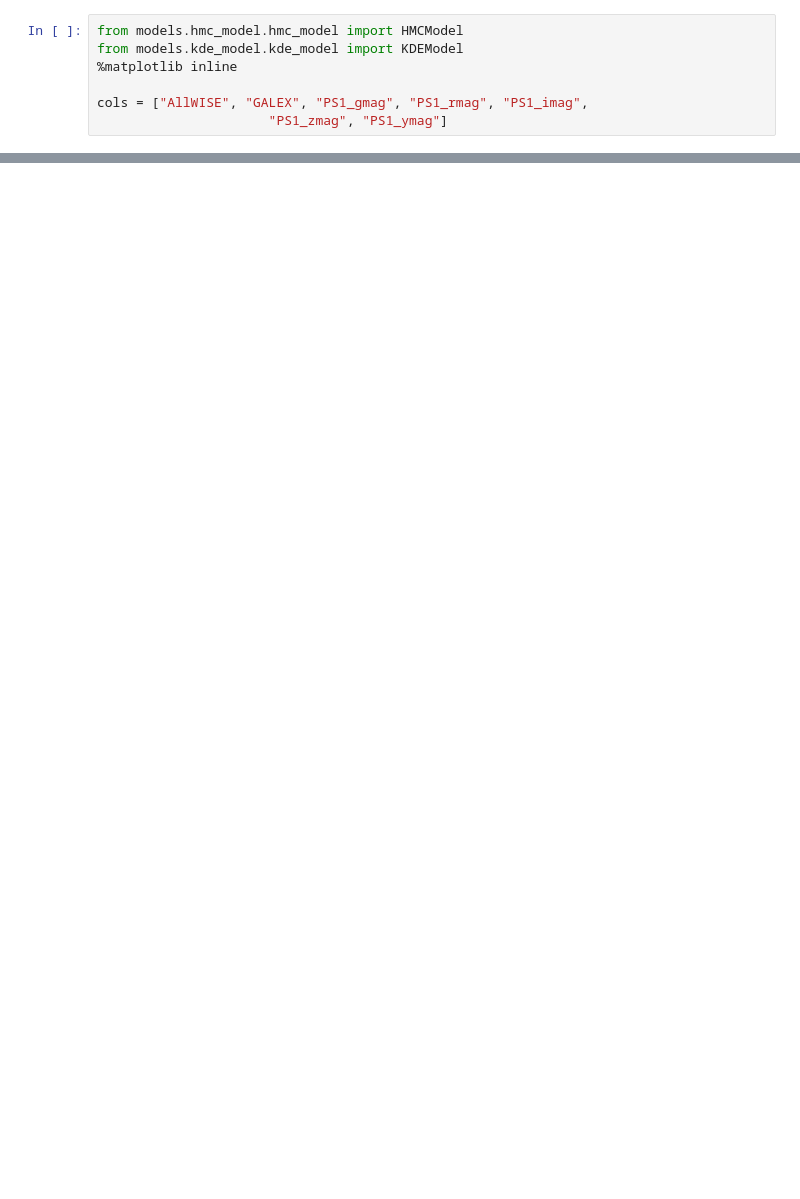
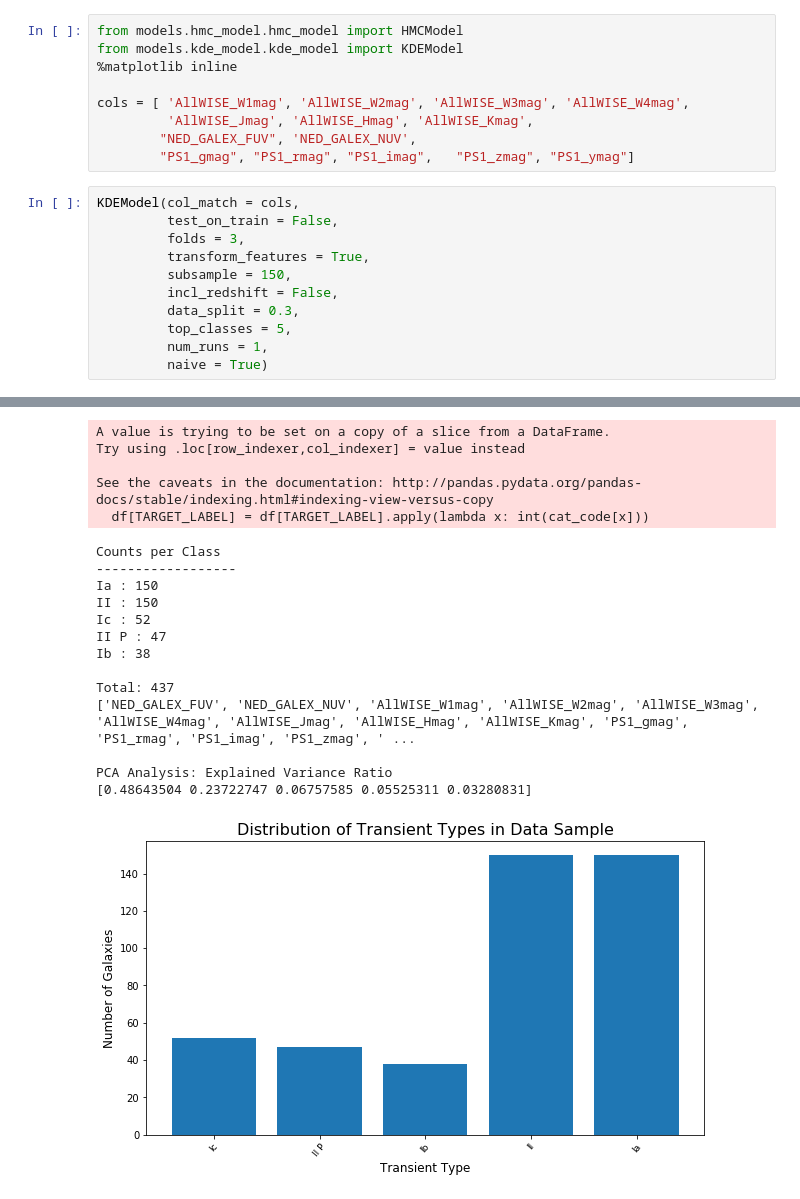
Before and after one commit to marinakiseleva/thex_model, a Jupyter notebook: notebooks/Experiments.ipynb, the cells around one changed output, grey strips where cells are left out. Cells and saved outputs as stored; diff of their text form; blank space fills up the shorter version.

```diff
--- a/notebooks/Experiments.ipynb
+++ b/notebooks/Experiments.ipynb
@@ -3,5 +3,19 @@ from models.hmc_model.hmc_model import HMCModel
 from models.kde_model.kde_model import KDEModel
 %matplotlib inline
 
-cols = ["AllWISE", "GALEX", "PS1_gmag", "PS1_rmag", "PS1_imag",
-                      "PS1_zmag", "PS1_ymag"]
+cols = [ 'AllWISE_W1mag', 'AllWISE_W2mag', 'AllWISE_W3mag', 'AllWISE_W4mag',
+         'AllWISE_Jmag', 'AllWISE_Hmag', 'AllWISE_Kmag',
+        "NED_GALEX_FUV", 'NED_GALEX_NUV',
+        "PS1_gmag", "PS1_rmag", "PS1_imag",   "PS1_zmag", "PS1_ymag"]
+# %%
+KDEModel(col_match = cols,
+         test_on_train = False,
+         folds = 3,
+         transform_features = True,
+         subsample = 150,
+         incl_redshift = False,
+         data_split = 0.3,
+         top_classes = 5,
+         num_runs = 1,
+         naive = True)
+# %% [output]
@@ -7,0 +33,19 @@ cols = ["AllWISE", "GALEX", "PS1_gmag", "PS1_rmag", "PS1_imag",
+A value is trying to be set on a copy of a slice from a DataFrame.
+Try using .loc[row_indexer,col_indexer] = value instead
+
+See the caveats in the documentation: http://pandas.pydata.org/pandas-docs/stable/indexing.html#indexing-view-versus-copy
+  df[TARGET_LABEL] = df[TARGET_LABEL].apply(lambda x: int(cat_code[x]))
+Counts per Class
+------------------
+Ia : 150
+II : 150
+Ic : 52
+II P : 47
+Ib : 38
+
+Total: 437
+['NED_GALEX_FUV', 'NED_GALEX_NUV', 'AllWISE_W1mag', 'AllWISE_W2mag', 'AllWISE_W3mag', 'AllWISE_W4mag', 'AllWISE_Jmag', 'AllWISE_Hmag', 'AllWISE_Kmag', 'PS1_gmag', 'PS1_rmag', 'PS1_imag', 'PS1_zmag', ' ...
+
+PCA Analysis: Explained Variance Ratio
+[0.48643504 0.23722747 0.06757585 0.05525311 0.03280831]
+[figure, added]
```
Also changed, not shown: parts of 5 cells of this notebook, 6 other files.
